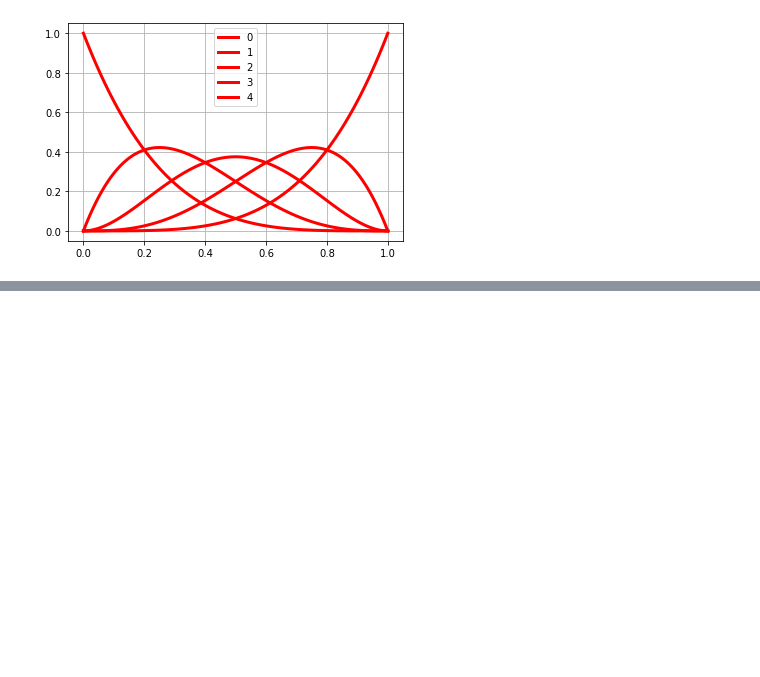
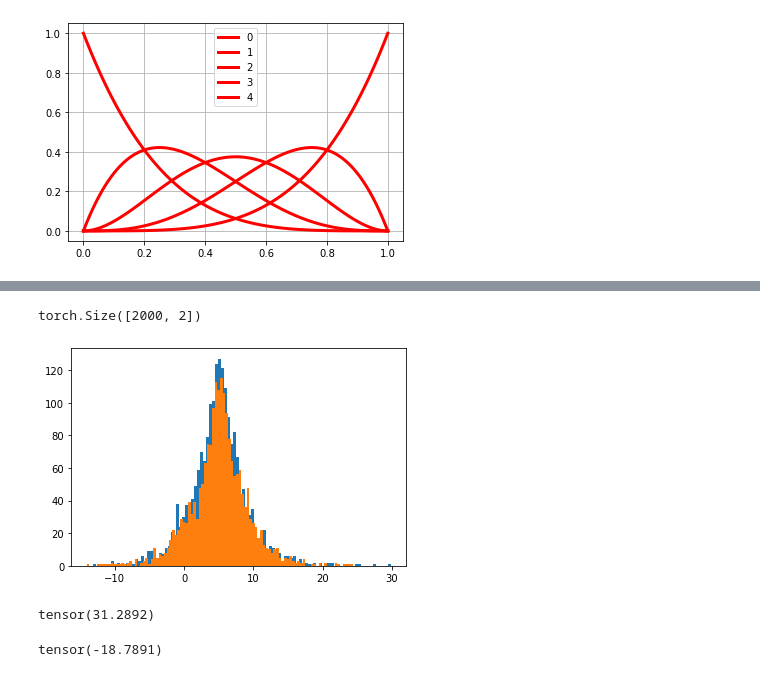
Before and after one commit to MatthiasHerp/mctm_pytorch, a Jupyter notebook: testing.ipynb, the cells around one changed output, grey strips where cells are left out. Saved outputs shown, nothing was run; the diff lists cells and outputs as text; code cells hidden in the pictures; blank space fills up the shorter version.

```diff
--- a/testing.ipynb
+++ b/testing.ipynb
@@ -140,0 +180,20 @@ class Transformation(nn.Module):
+# %%
+y.size()
+# %% [output]
+torch.Size([2000, 2])
+# %%
+y_distribution = Laplace(5, 3)
+y = y_distribution.sample((2000,2)) # Generate training data
+plt.hist(y[:,0].numpy(), bins=100)
+plt.hist(y[:,1].numpy(), bins=100)
+plt.show()
+# %% [output]
+[figure, added]
+# %%
+y.max()
+# %% [output]
+tensor(31.2892)
+# %%
+y.min()
+# %% [output]
+tensor(-18.7891)
```
Also changed, not shown: parts of 48 cells of this notebook.
